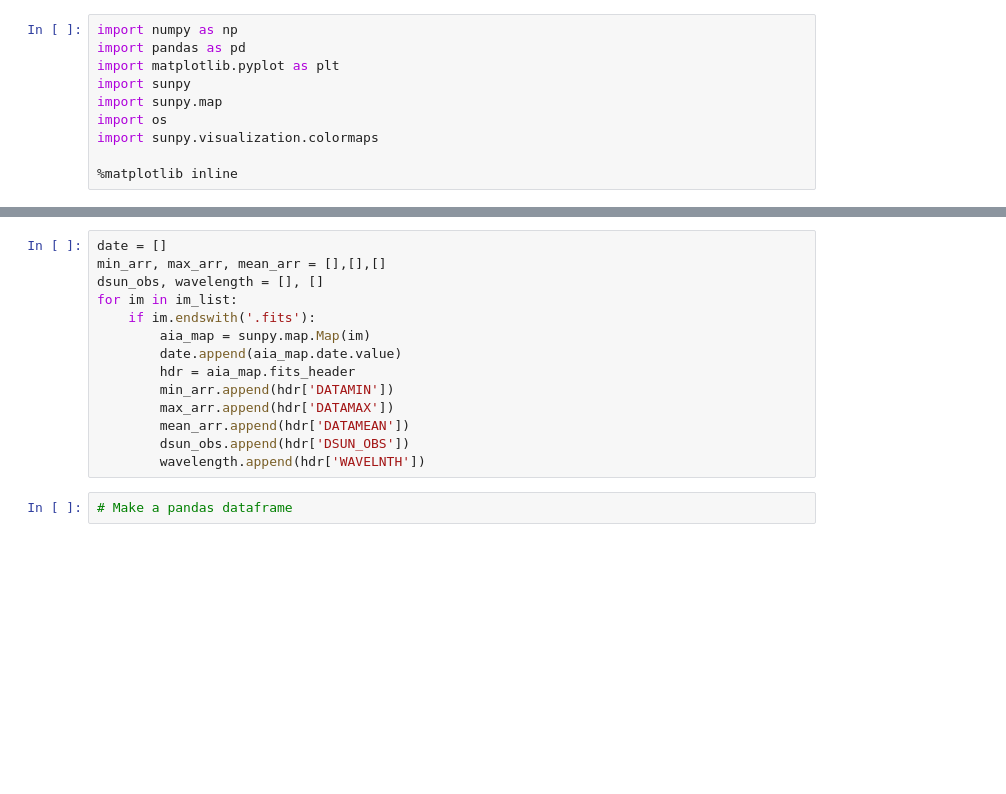
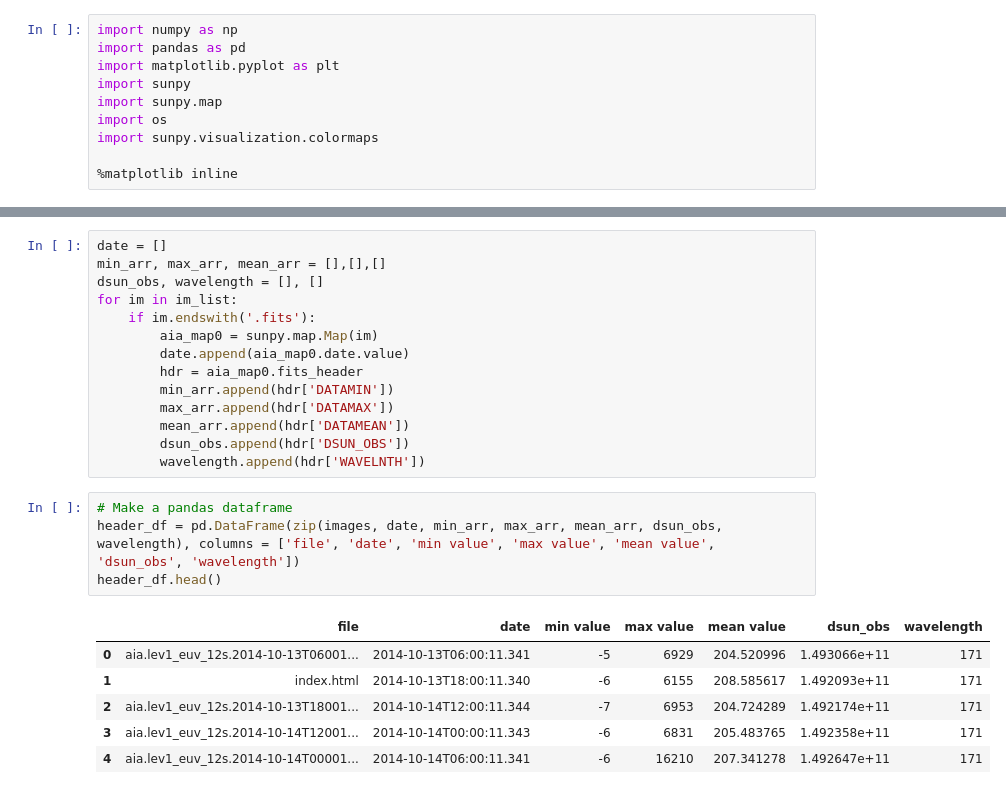
Before and after one commit to bouldersolarreu/programming-tutorials, a Jupyter notebook: reu_programming/programming_2/AIA_EDA.ipynb, the cells around one changed output, grey strips where cells are left out. Drawn from its saved outputs; the diff is of its cells as text; blank space fills up the shorter version.

```diff
--- a/reu_programming/programming_2/AIA_EDA.ipynb
+++ b/reu_programming/programming_2/AIA_EDA.ipynb
@@ -124,13 +118,22 @@ min_arr, max_arr, mean_arr = [],[],[]
 dsun_obs, wavelength = [], []
 for im in im_list:
     if im.endswith('.fits'):
-        aia_map = sunpy.map.Map(im)
-        date.append(aia_map.date.value)
-        hdr = aia_map.fits_header
+        aia_map0 = sunpy.map.Map(im)
+        date.append(aia_map0.date.value)
+        hdr = aia_map0.fits_header
         min_arr.append(hdr['DATAMIN'])
         max_arr.append(hdr['DATAMAX'])
         mean_arr.append(hdr['DATAMEAN'])
         dsun_obs.append(hdr['DSUN_OBS'])
         wavelength.append(hdr['WAVELNTH'])
-# %%
-# Make a pandas dataframe
+# %%
+# Make a pandas dataframe
+header_df = pd.DataFrame(zip(images, date, min_arr, max_arr, mean_arr, dsun_obs, wavelength), columns = ['file', 'date', 'min value', 'max value', 'mean value', 'dsun_obs', 'wavelength'])
+header_df.head()
+# %% [output]
+|  | file | date | min value | max value | mean value | dsun_obs | wavelength |
+| 0 | aia.lev1_euv_12s.2014-10-13T06001... | 2014-10-13T06:00:11.341 | -5 | 6929 | 204.520996 | 1.493066e+11 | 171 |
+| 1 | index.html | 2014-10-13T18:00:11.340 | -6 | 6155 | 208.585617 | 1.492093e+11 | 171 |
+| 2 | aia.lev1_euv_12s.2014-10-13T18001... | 2014-10-14T12:00:11.344 | -7 | 6953 | 204.724289 | 1.492174e+11 | 171 |
+| 3 | aia.lev1_euv_12s.2014-10-14T12001... | 2014-10-14T00:00:11.343 | -6 | 6831 | 205.483765 | 1.492358e+11 | 171 |
+| 4 | aia.lev1_euv_12s.2014-10-14T00001... | 2014-10-14T06:00:11.341 | -6 | 16210 | 207.341278 | 1.492647e+11 | 171 |
```
Also changed, not shown: parts of 26 cells of this notebook, 2 other files.
